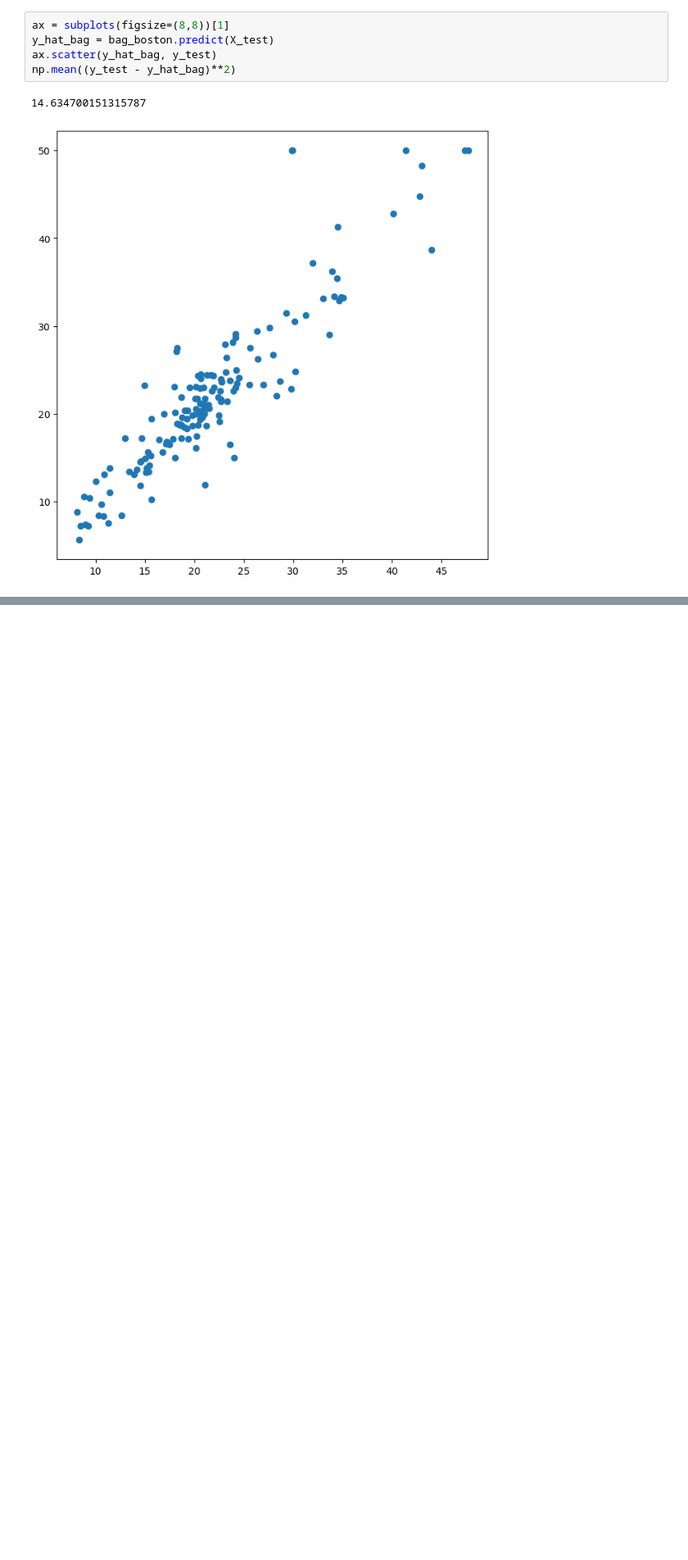
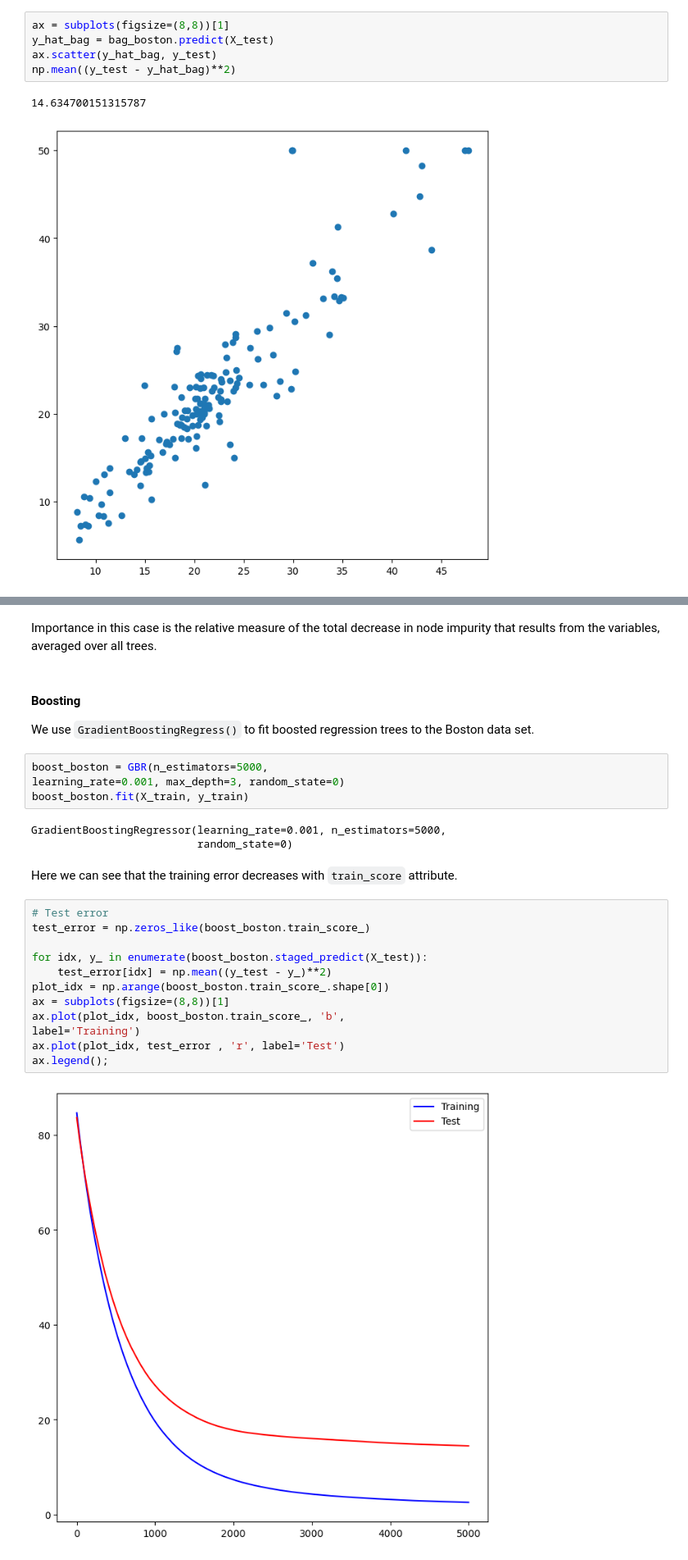
Before and after one commit to jackkrebsbach/stats, a Jupyter notebook: labs/lab8/lab8.ipynb, the cells around one changed output, grey strips where cells are left out. Shown: that part at 82% size. Cells and saved outputs as stored; diff of their text form; blank space fills up the shorter version.

````diff
--- a/labs/lab8/lab8.ipynb
+++ b/labs/lab8/lab8.ipynb
@@ -246,0 +286,28 @@ np.mean((y_test - y_hat_bag)**2)
+# %% [markdown]
+Importance in this case is the relative measure of the total decrease in node impurity that results from the variables, averaged over all trees.
+# %% [markdown]
+#### Boosting
+We use ```GradientBoostingRegress()``` to fit boosted regression trees to the Boston data set.
+# %%
+boost_boston = GBR(n_estimators=5000,
+learning_rate=0.001, max_depth=3, random_state=0)
+boost_boston.fit(X_train, y_train)
+# %% [output]
+GradientBoostingRegressor(learning_rate=0.001, n_estimators=5000,
+                          random_state=0)
+# %% [markdown]
+Here we can see that the training error decreases with ```train_score``` attribute.
+# %%
+# Test error
+test_error = np.zeros_like(boost_boston.train_score_)
+
+for idx, y_ in enumerate(boost_boston.staged_predict(X_test)):
+    test_error[idx] = np.mean((y_test - y_)**2)
+plot_idx = np.arange(boost_boston.train_score_.shape[0])
+ax = subplots(figsize=(8,8))[1]
+ax.plot(plot_idx, boost_boston.train_score_, 'b',
+label='Training')
+ax.plot(plot_idx, test_error , 'r', label='Test')
+ax.legend();
+# %% [output]
+[figure, added]
````
Also changed, not shown: parts of 22 cells of this notebook.
